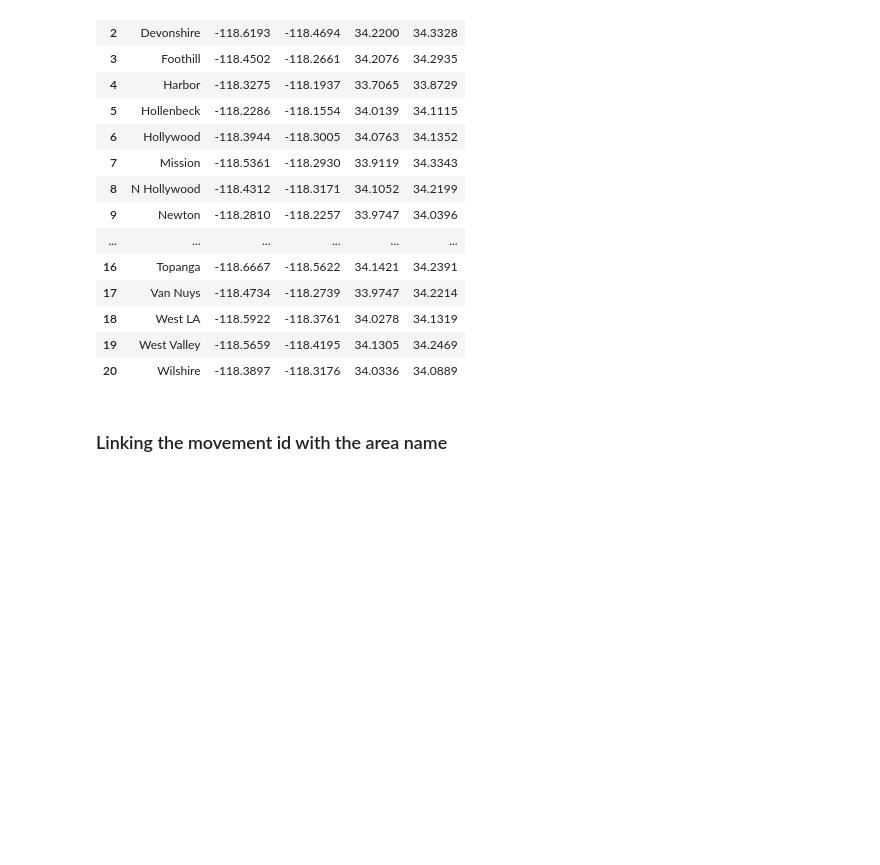
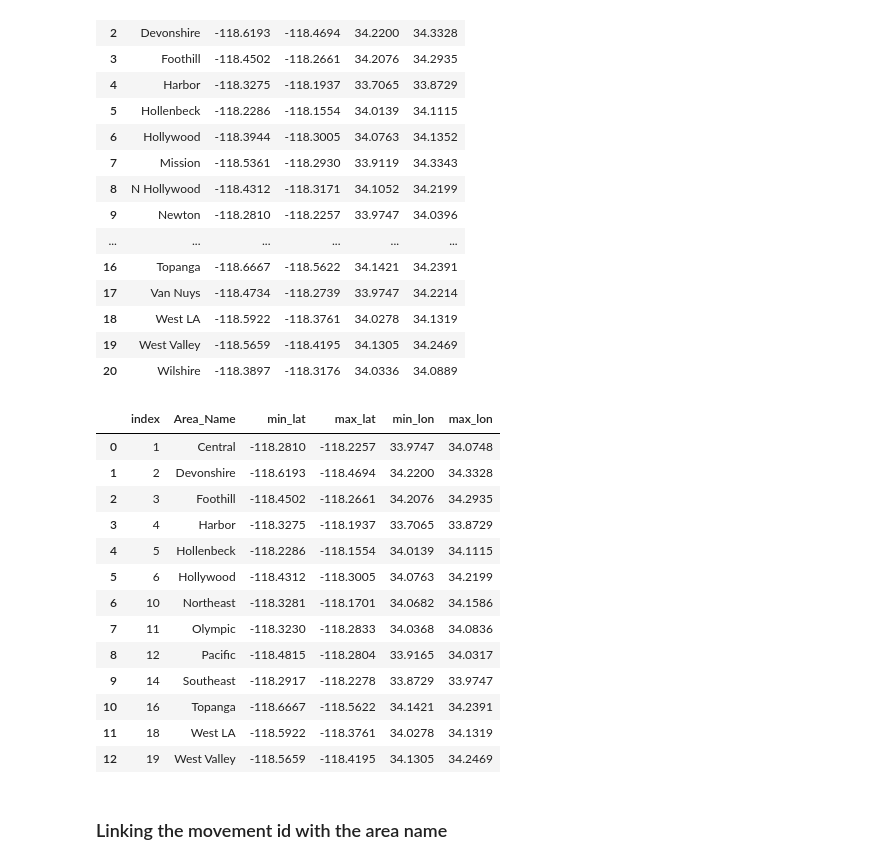
Before and after one commit to bananannn/ECE-143-Group-2, a Jupyter notebook: Traffic Collisions.ipynb, the cells around one changed output. Drawn from its saved outputs; the diff is of its cells as text; code cells hidden in the pictures; blank space fills up the shorter version.

```diff
--- a/Traffic Collisions.ipynb
+++ b/Traffic Collisions.ipynb
@@ -2,7 +2,7 @@
 ## Traffic collision - preprocessing data
 # %%
 import pandas as pd
-traffic = pd.read_csv('Traffic_Collision.csv')
+traffic = pd.read_csv('Traffic_Collision_Data_from_2010_to_Present.csv')
 # %%
 traffic['Date Occurred'] = pd.to_datetime(traffic['Date Occurred'])
 traffic['year'], traffic['month'] = traffic['Date Occurred'].dt.year, traffic['Date Occurred'].dt.month
@@ -138,6 +121,45 @@ area_name_table
 | 18 | West LA | -118.5922 | -118.3761 | 34.0278 | 34.1319 |
 | 19 | West Valley | -118.5659 | -118.4195 | 34.1305 | 34.2469 |
 | 20 | Wilshire | -118.3897 | -118.3176 | 34.0336 | 34.0889 |
+# %%
+new = area_name_table.drop([0,7,13,15,17,20],axis=0)
+
+# 1 & 9
+new.at[1,'min_lat'] = min(new.loc[[1,9],'min_lat'])
+new.at[1,'max_lat'] = max(new.loc[[1,9],'max_lat'])
+new.at[1,'min_lon'] = min(new.loc[[1,9],'min_lon'])
+new.at[1,'max_lon'] = max(new.loc[[1,9],'max_lon'])
+new = new.drop(9,axis=0)
+
+# 6 & 8
+new.at[6,'min_lat'] = min(new.loc[[6,8],'min_lat'])
+new.at[6,'max_lat'] = max(new.loc[[6,8],'max_lat'])
+new.at[6,'min_lon'] = min(new.loc[[6,8],'min_lon'])
+new.at[6,'max_lon'] = max(new.loc[[6,8],'max_lon'])
+new = new.drop(8,axis=0)
+
+#10
+#12
+#18
+#19
+
+new.reset_index(inplace=True)
+new
+# %% [output]
+|  | index | Area_Name | min_lat | max_lat | min_lon | max_lon |
+| 0 | 1 | Central | -118.2810 | -118.2257 | 33.9747 | 34.0748 |
+| 1 | 2 | Devonshire | -118.6193 | -118.4694 | 34.2200 | 34.3328 |
+| 2 | 3 | Foothill | -118.4502 | -118.2661 | 34.2076 | 34.2935 |
+| 3 | 4 | Harbor | -118.3275 | -118.1937 | 33.7065 | 33.8729 |
+| 4 | 5 | Hollenbeck | -118.2286 | -118.1554 | 34.0139 | 34.1115 |
+| 5 | 6 | Hollywood | -118.4312 | -118.3005 | 34.0763 | 34.2199 |
+| 6 | 10 | Northeast | -118.3281 | -118.1701 | 34.0682 | 34.1586 |
+| 7 | 11 | Olympic | -118.3230 | -118.2833 | 34.0368 | 34.0836 |
+| 8 | 12 | Pacific | -118.4815 | -118.2804 | 33.9165 | 34.0317 |
+| 9 | 14 | Southeast | -118.2917 | -118.2278 | 33.8729 | 33.9747 |
+| 10 | 16 | Topanga | -118.6667 | -118.5622 | 34.1421 | 34.2391 |
+| 11 | 18 | West LA | -118.5922 | -118.3761 | 34.0278 | 34.1319 |
+| 12 | 19 | West Valley | -118.5659 | -118.4195 | 34.1305 | 34.2469 |
 # %%
 from bokeh.plotting import figure, show, output_file
 from bokeh.palettes import cividis
```
Also changed, not shown: parts of 2 cells of this notebook.
